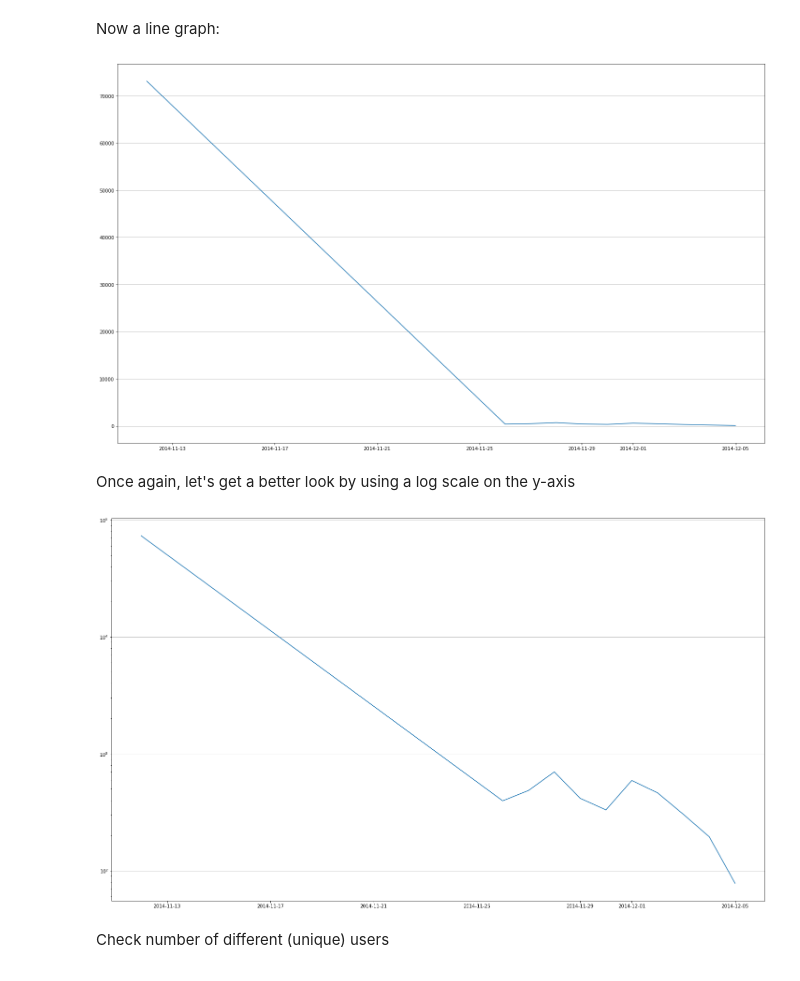
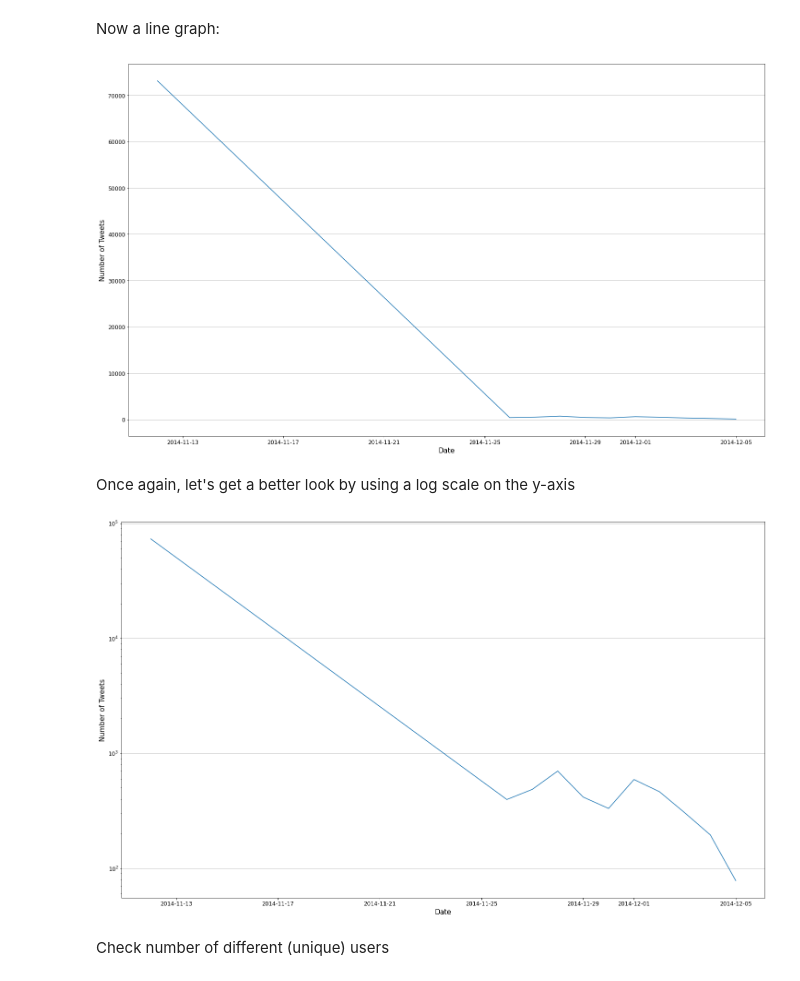
Before and after one commit to Johan-Ng/Python, a Jupyter notebook: notebooks/CometLandingRefined.ipynb, the cells around one changed output. Drawn from its saved outputs; the diff is of its cells as text; code cells hidden in the pictures.

```diff
--- a/notebooks/CometLandingRefined.ipynb
+++ b/notebooks/CometLandingRefined.ipynb
@@ -114,21 +114,28 @@ Now a line graph:
 # %%
 df.sort_values(by='time', ascending=True)
 df['time']=pd.to_datetime(df['time'], dayfirst=True)
 
 df['time'].dt.date.value_counts().plot(figsize=(25,15))
 plt.grid(axis = 'y')
+plt.xticks(fontsize=12)
+plt.yticks(fontsize=12)
+plt.xlabel("Date", fontsize=15)
+plt.ylabel("Number of Tweets", fontsize=15)
 plt.show()
 # %% [output]
-[figure, old version]
+[figure, new version]
 # %% [markdown]
 Once again, let's get a better look by using a log scale on the y-axis
 # %%
-
 df['time'].dt.date.value_counts().plot(figsize=(25,15), logy=True)
+plt.xticks(fontsize=12)
+plt.yticks(fontsize=12)
+plt.xlabel("Date", fontsize=15)
+plt.ylabel("Number of Tweets", fontsize=15)
 plt.grid(axis = 'y')
 plt.show()
 # %% [output]
-[figure, old version]
+[figure, new version]
 # %% [markdown]
 Check number of different (unique) users
 # %%
```
Also changed, not shown: parts of 2 cells of this notebook, 1 other file.
